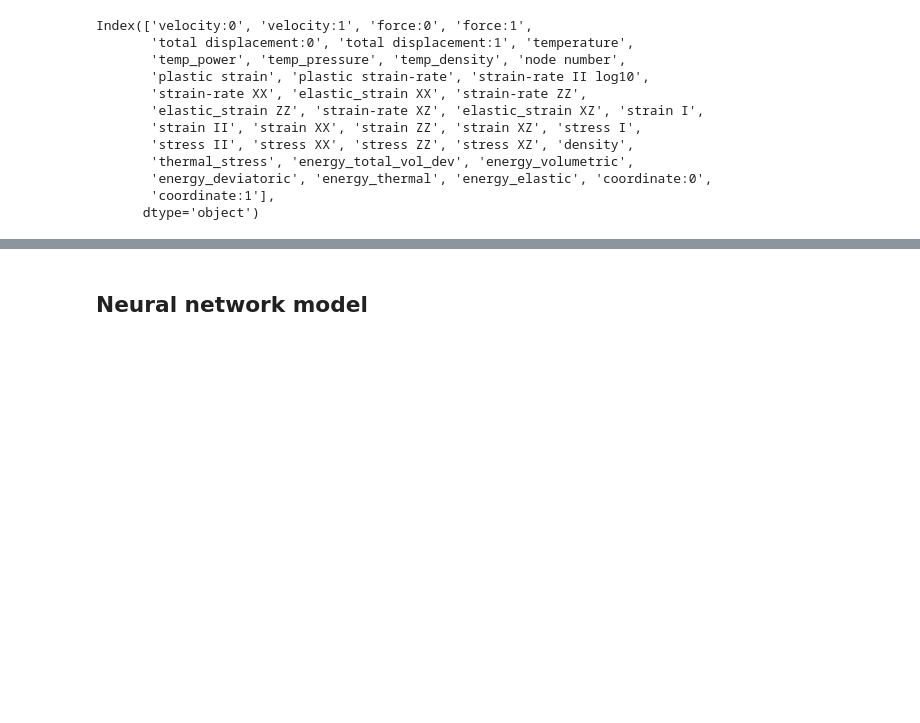
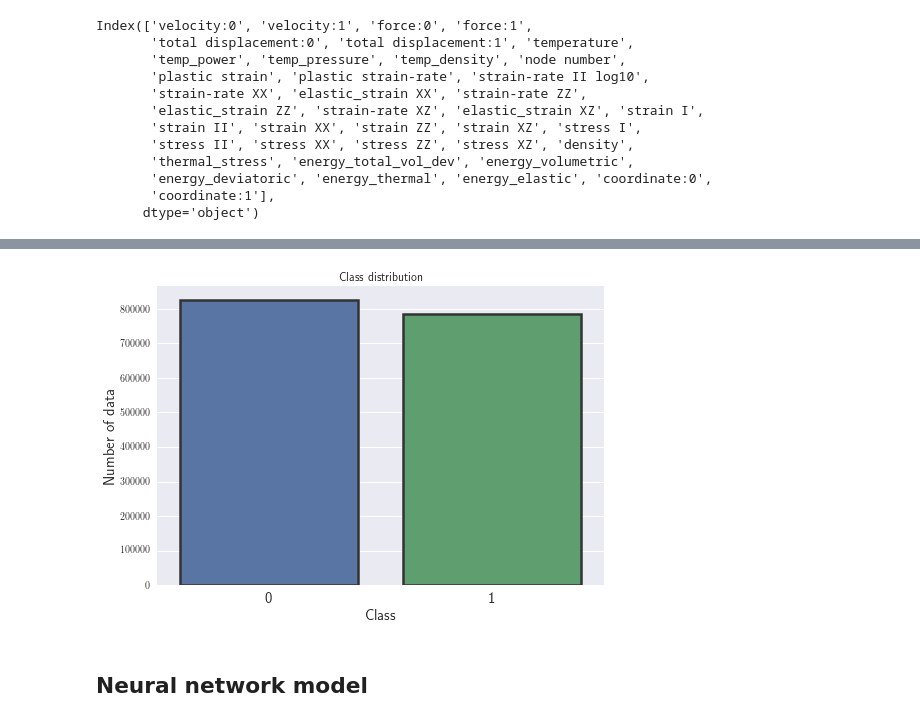
Before and after one commit to msahamed/predict_tectonic_deformation_machine_learning, a Jupyter notebook: build_model_neural_network.ipynb, the cells around one changed output, grey strips where cells are left out. Drawn from its saved outputs; the diff is of its cells as text; code cells hidden in the pictures; blank space fills up the shorter version.

```diff
--- a/build_model_neural_network.ipynb
+++ b/build_model_neural_network.ipynb
@@ -64,0 +61,2 @@ df_total.head(5)
+# %%
+label_count = df_total.groupby(df_total['plastic strain'], as_index = False).count()
@@ -65,3 +70,17 @@ df_total.head(5)
+# %%
+class_name = list(label_count['plastic strain'])
+count = list(label_count['velocity:0'])
+# %%
+index = np.arange(len(class_name))
+# plt.bar(class_name, count)
+sns.barplot(x=class_name, y=count, linewidth=2.5, errcolor=".2", edgecolor=".2")
+plt.xlabel('Class', fontsize=15)
+plt.ylabel('Number of data', fontsize=15)
+plt.xticks(index, class_name, fontsize=15)
+plt.title('Class distribution')
+plt.show()
+# %% [output]
+[figure, added]
 # %%
 feature_cols = ['velocity:0', 'velocity:1', 'temperature', 'stress XX', 'stress ZZ', 'stress XZ', 'density']
 
```
Also changed, not shown: parts of 21 cells of this notebook, 2 other files.
